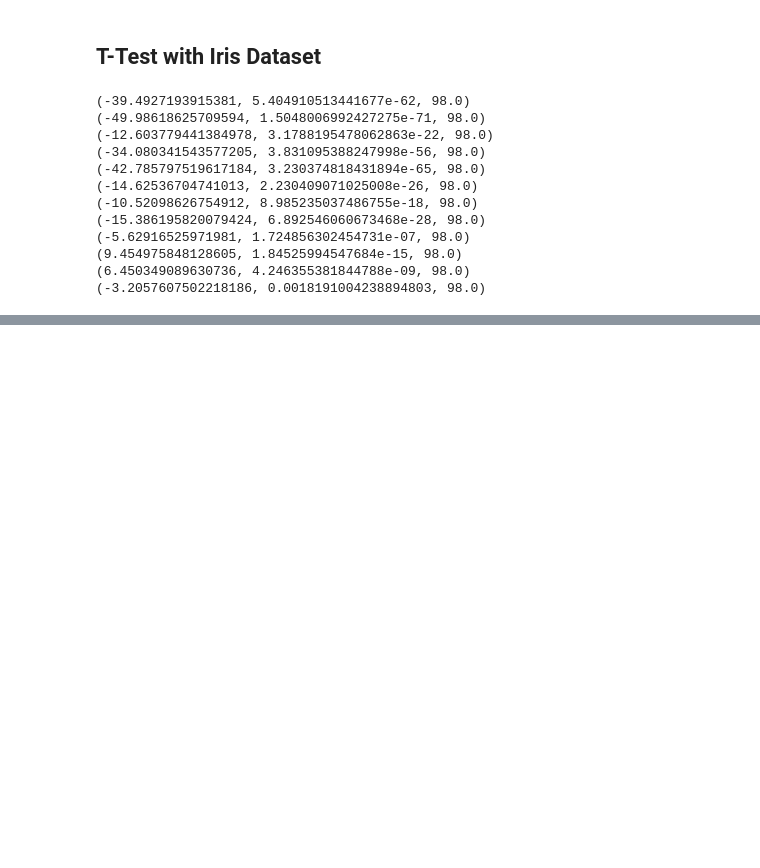
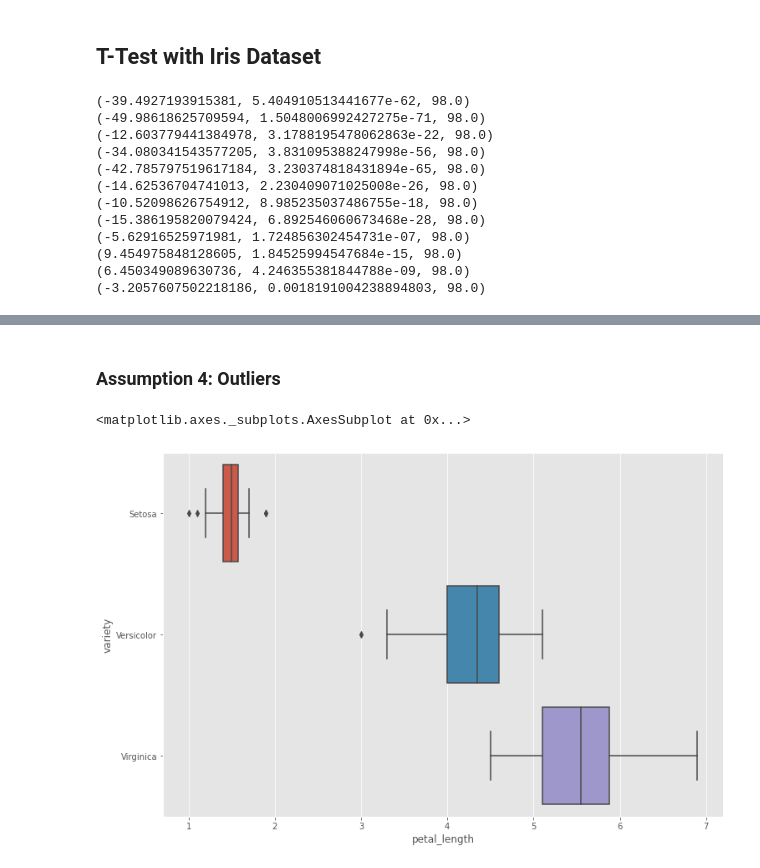
Before and after one commit to KeelyC0d3s/MachineLearningAndStatistics2021, a Jupyter notebook: scipy-stats.ipynb, the cells around one changed output, grey strips where cells are left out. Drawn from its saved outputs; the diff is of its cells as text; code cells hidden in the pictures; blank space fills up the shorter version.

```diff
--- a/scipy-stats.ipynb
+++ b/scipy-stats.ipynb
@@ -76,0 +173,3 @@ print(stats.ttest_ind(r['sepal_width'], a['sepal_width']))
+# %%
+# Load the iris data set
+iris_data = pd.read_csv('data.csv')
@@ -76,0 +180,4 @@ print(stats.ttest_ind(r['sepal_width'], a['sepal_width']))
+# %%
+# The dependent variable.
+dependent = iris_data['petal_length']
+dependent
@@ -76,0 +211,4 @@ print(stats.ttest_ind(r['sepal_width'], a['sepal_width']))
+# %%
+# Independent variable.
+independent = iris_data['variety']
+independent
@@ -76,0 +228,8 @@ print(stats.ttest_ind(r['sepal_width'], a['sepal_width']))
+# %% [markdown]
+### Assumption 4: Outliers
+# %%
+# https://seaborn.pydata.org/generated/seaborn.boxplot.html
+sns.boxplot(x=dependent, y=independent)
+# %% [output]
+<matplotlib.axes._subplots.AxesSubplot at 0x...>
+[figure, added]
```
Also changed, not shown: parts of 34 cells of this notebook.
